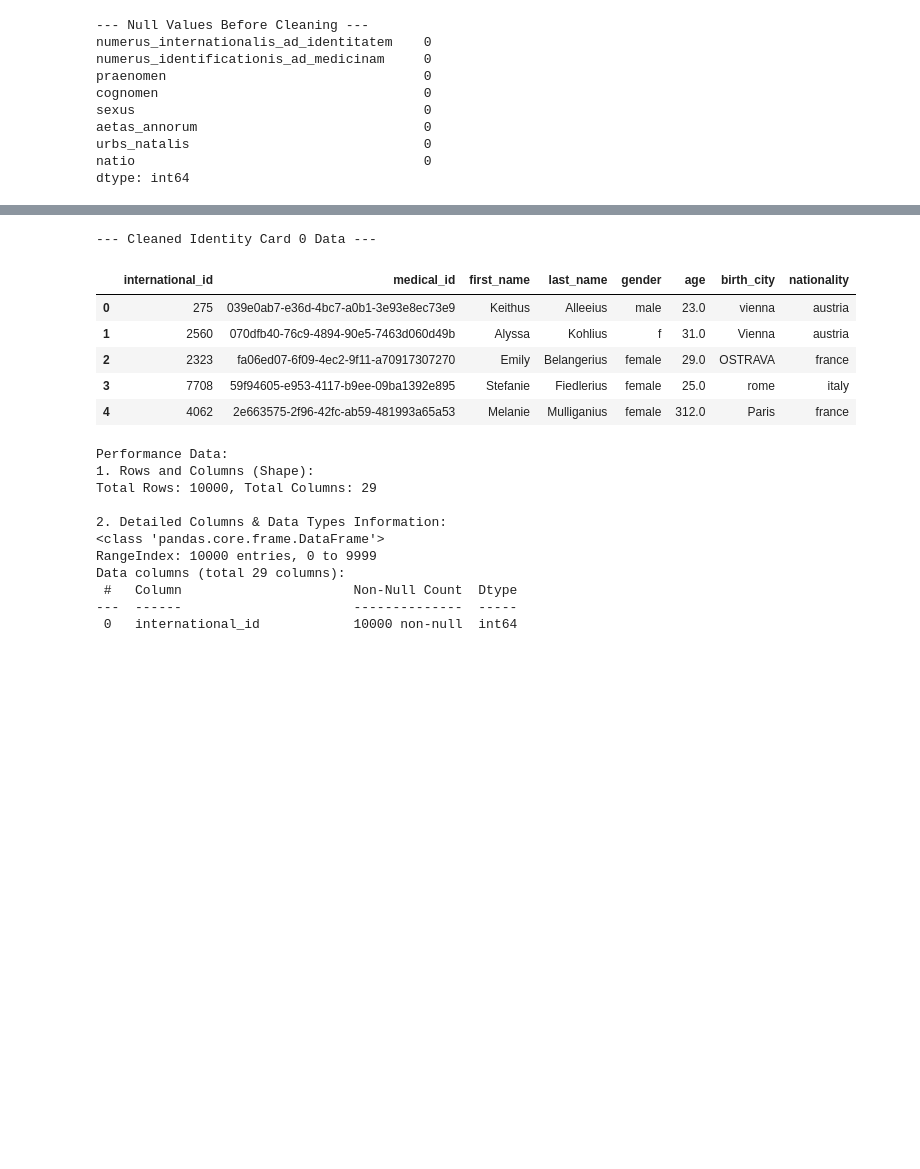
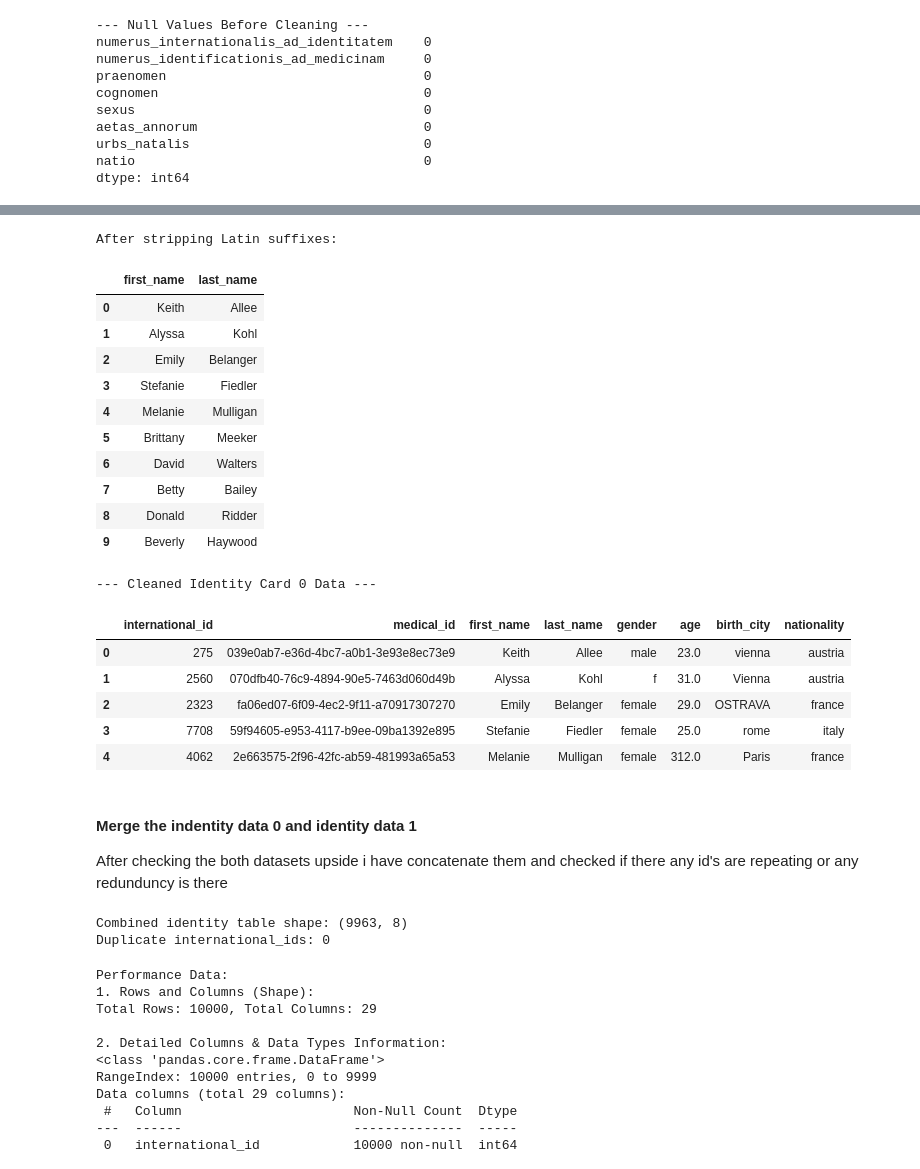
Before and after one commit to SaimAkramGill/KDDMPROJECT, a Jupyter notebook: dataClean_Manual.ipynb, the cells around one changed output, grey strips where cells are left out. Saved outputs shown, nothing was run; the diff lists cells and outputs as text; code cells hidden in the pictures; blank space fills up the shorter version.

Commit message:
Update data cleaning notebooks and add merged dataset
Co-Authored-By: Claude Opus 4.7 (1M context) <noreply@anthropic.com>

```diff
--- a/dataClean_Manual.ipynb
+++ b/dataClean_Manual.ipynb
@@ -238,33 +257,87 @@ identity_card_0.rename(columns=translation_dict, inplace=True)
 # %%
 def roman_to_int(s):
     if pd.isna(s): return s
     roman_values = {'I': 1, 'V': 5, 'X': 10, 'L': 50, 'C': 100, 'D': 500, 'M': 1000}
     total = 0
     prev_value = 0
     # Process string in reverse
     for char in reversed(str(s).strip().upper()):
         if char not in roman_values:
             return s # fallback if there is unexpected non-roman text
         value = roman_values[char]
         if value < prev_value:
             total -= value
         else:
             total += value
         prev_value = value
     return total
 # Apply the conversion to the 'international_id' column
 identity_card_0['international_id'] = identity_card_0['international_id'].apply(roman_to_int)
-# 5. Display the cleaned dataframe to verify changes!
+
+#Writing the names in english - converting them because have find the moms-nots.json dataset has name combine with this dataset
+
+def strip_latin_suffix(name):
+    """
+    Strip common Latin suffixes from Latinized names.
+    Examples:
+      'Alleeius' -> 'Allee'    (strip -ius)
+      'Kohlius'  -> 'Kohl'     (strip -ius)
+      'Keithus'  -> 'Keith'    (strip -us)
+      'Donaldus' -> 'Donald'   (strip -us)
+    """
+    if pd.isna(name):
+        return name
+    name = str(name)
+    # Order matters: check -ius before -us (longer match first!)
+    if name.endswith('ius'):
+        return name[:-3]   # remove last 3 characters
+    elif name.endswith('us'):
+        return name[:-2]   # remove last 2 characters
+    return name  # not Latinized, return as-is
+
+# Apply ONLY to identity_card_0 (identity_card_1 names are already normal)
+identity_card_0['first_name'] = identity_card_0['first_name'].apply(strip_latin_suffix)
+identity_card_0['last_name']  = identity_card_0['last_name'].apply(strip_latin_suffix)
+
+# Verify the result
+print("After stripping Latin suffixes:")
+display(identity_card_0[['first_name', 'last_name']].head(10))
+
 print("\n--- Cleaned Identity Card 0 Data ---")
 display(identity_card_0.head())
 # %% [output]
---- Cleaned Identity Card 0 Data ---
+After stripping Latin suffixes:
-|  | international_id | medical_id | first_name | last_name | gender | age | birth_city | nationality |
-| 0 | 275 | 039e0ab7-e36d-4bc7-a0b1-3e93e8ec73e9 | Keithus | Alleeius | male | 23.0 | vienna | austria |
-| 1 | 2560 | 070dfb40-76c9-4894-90e5-7463d060d49b | Alyssa | Kohlius | f | 31.0 | Vienna | austria |
-| 2 | 2323 | fa06ed07-6f09-4ec2-9f11-a70917307270 | Emily | Belangerius | female | 29.0 | OSTRAVA | france |
-| 3 | 7708 | 59f94605-e953-4117-b9ee-09ba1392e895 | Stefanie | Fiedlerius | female | 25.0 | rome | italy |
-| 4 | 4062 | 2e663575-2f96-42fc-ab59-481993a65a53 | Melanie | Mulliganius | female | 312.0 | Paris | france |
+|  | first_name | last_name |
+| 0 | Keith | Allee |
+| 1 | Alyssa | Kohl |
+| 2 | Emily | Belanger |
+| 3 | Stefanie | Fiedler |
+| 4 | Melanie | Mulligan |
+| 5 | Brittany | Meeker |
+| 6 | David | Walters |
+| 7 | Betty | Bailey |
+| 8 | Donald | Ridder |
+| 9 | Beverly | Haywood |
+--- Cleaned Identity Card 0 Data ---
+|  | international_id | medical_id | first_name | last_name | gender | age | birth_city | nationality |
+| 0 | 275 | 039e0ab7-e36d-4bc7-a0b1-3e93e8ec73e9 | Keith | Allee | male | 23.0 | vienna | austria |
+| 1 | 2560 | 070dfb40-76c9-4894-90e5-7463d060d49b | Alyssa | Kohl | f | 31.0 | Vienna | austria |
+| 2 | 2323 | fa06ed07-6f09-4ec2-9f11-a70917307270 | Emily | Belanger | female | 29.0 | OSTRAVA | france |
+| 3 | 7708 | 59f94605-e953-4117-b9ee-09ba1392e895 | Stefanie | Fiedler | female | 25.0 | rome | italy |
+| 4 | 4062 | 2e663575-2f96-42fc-ab59-481993a65a53 | Melanie | Mulligan | female | 312.0 | Paris | france |
+# %% [markdown]
+#### Merge the indentity data 0 and identity data 1
+After checking the both datasets upside i have concatenate them and checked if there any id's are repeating or any redunduncy is there
+# %%
+# Stack identity_card_0 (888 rows) + identity_card_1 (9,075 rows after dropna)
+identity = pd.concat([identity_card_0, identity_card_1], ignore_index=True)
+
+# Verify: should have exactly 9,963 rows (no duplicates)
+print(f"Combined identity table shape: {identity.shape}")
+print(f"Duplicate international_ids: {identity['international_id'].duplicated().sum()}")
+# %% [output]
+Combined identity table shape: (9963, 8)
+Duplicate international_ids: 0
 # %%
 print("Performance Data:")
 
```
Also changed, not shown: parts of 45 cells of this notebook, 2 other files.
